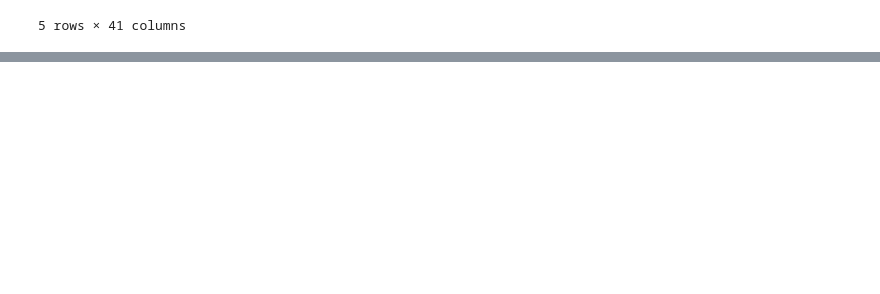
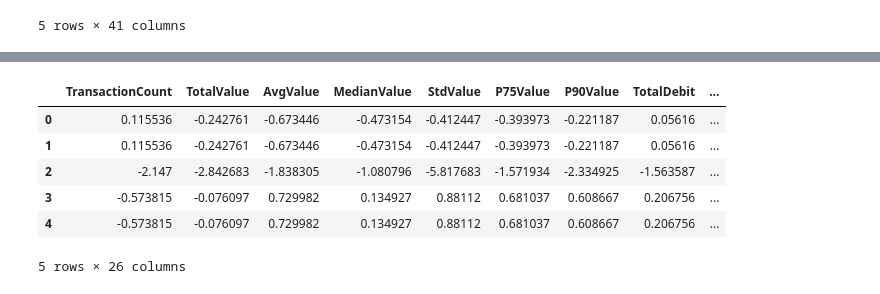
Before and after one commit to MYGBM/-End-To-End-Credit-Risk-Probability-Model-, a Jupyter notebook: notebooks/feature_engineering.ipynb, the cells around one changed output, grey strips where cells are left out. Saved outputs shown, nothing was run; the diff lists cells and outputs as text; code cells hidden in the pictures; blank space fills up the shorter version.

```diff
--- a/notebooks/feature_engineering.ipynb
+++ b/notebooks/feature_engineering.ipynb
@@ -215,0 +229,8 @@ I also haven't feature engineered the categorical coulmns  so does that mean I d
+# %%
+normalized_feature_set, preprocessor = FeatureEngineering.normalize_numerical_features(feature_set)
+
+# Compare a skewed feature (e.g., TotalValue)
+FeatureEngineering.plot_distribution_comparison(feature_set, normalized_feature_set, 'TotalValue')
+
+# Compare a negative/flow feature (e.g., NetFlow)
+FeatureEngineering.plot_distribution_comparison(feature_set, normalized_feature_set, 'NetFlow')
@@ -215,0 +250,10 @@ I also haven't feature engineered the categorical coulmns  so does that mean I d
+# %%
+normalized_feature_set.head()
+# %% [output]
+|  | TransactionCount | TotalValue | AvgValue | MedianValue | StdValue | P75Value | P90Value | TotalDebit | ... |
+| 0 | 0.115536 | -0.242761 | -0.673446 | -0.473154 | -0.412447 | -0.393973 | -0.221187 | 0.05616 | ... |
+| 1 | 0.115536 | -0.242761 | -0.673446 | -0.473154 | -0.412447 | -0.393973 | -0.221187 | 0.05616 | ... |
+| 2 | -2.147 | -2.842683 | -1.838305 | -1.080796 | -5.817683 | -1.571934 | -2.334925 | -1.563587 | ... |
+| 3 | -0.573815 | -0.076097 | 0.729982 | 0.134927 | 0.88112 | 0.681037 | 0.608667 | 0.206756 | ... |
+| 4 | -0.573815 | -0.076097 | 0.729982 | 0.134927 | 0.88112 | 0.681037 | 0.608667 | 0.206756 | ... |
+5 rows × 26 columns
```
Also changed, not shown: parts of 13 cells of this notebook, 1 other file.
